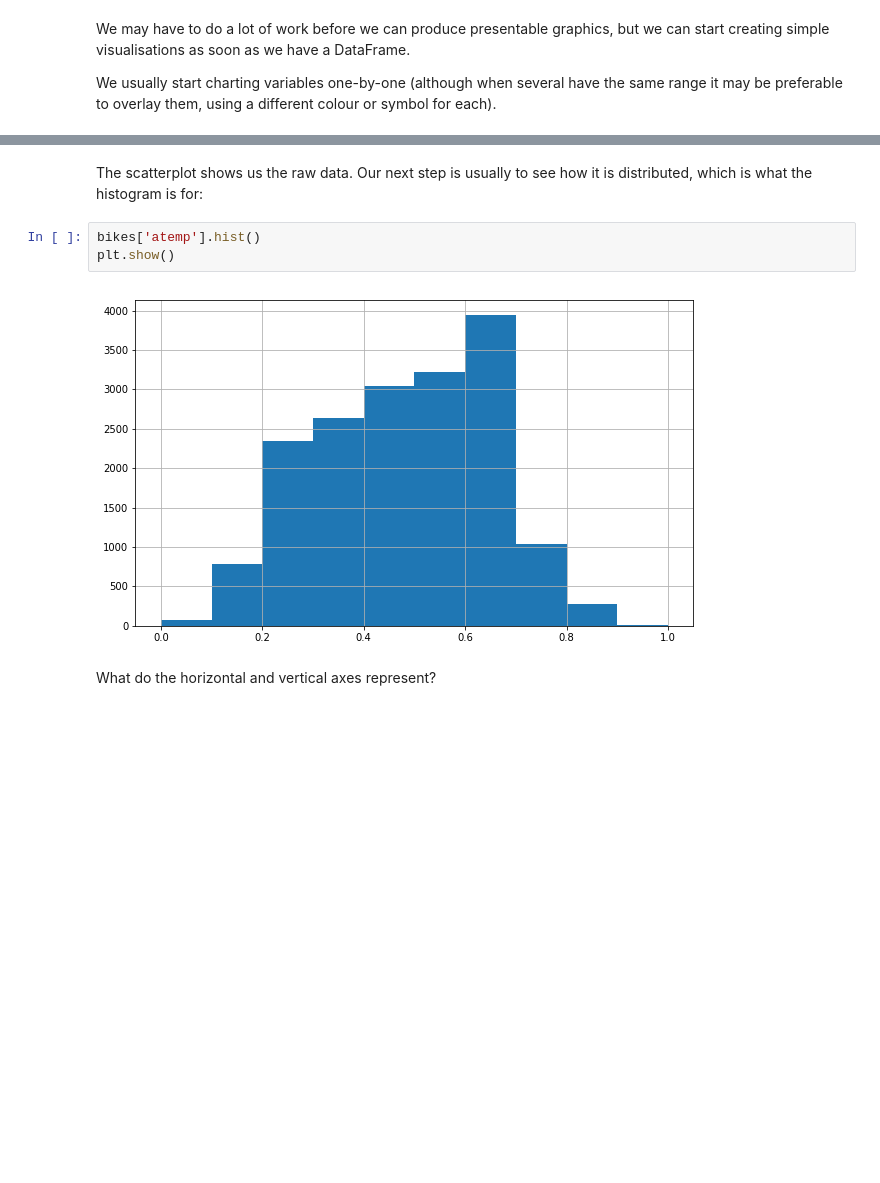
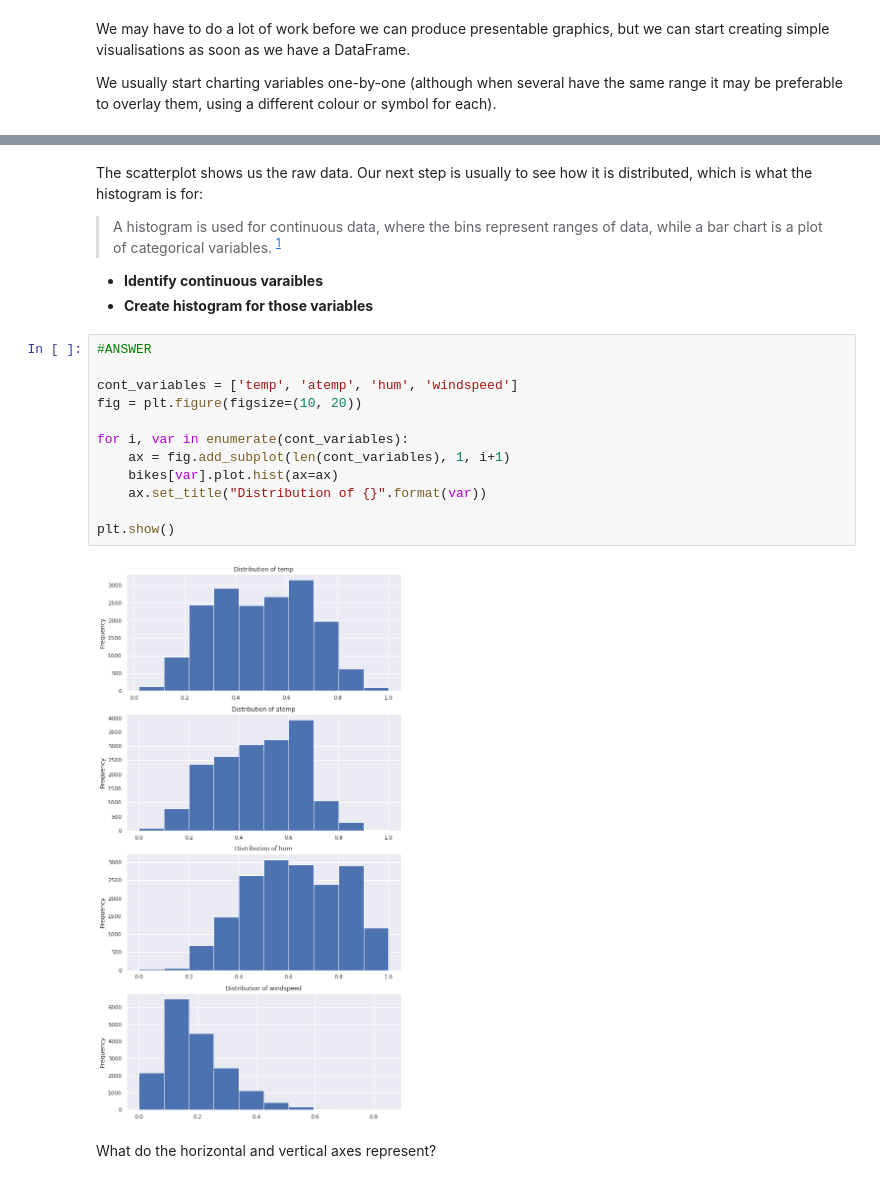
Before and after one commit to maianhly/dsia-maly, a Jupyter notebook: notebooks/module03/DSIA Lab 3.1.2.ipynb, the cells around one changed output, grey strips where cells are left out. Saved outputs shown, nothing was run; the diff lists cells and outputs as text; blank space fills up the shorter version.

```diff
--- a/notebooks/module03/DSIA Lab 3.1.2.ipynb
+++ b/notebooks/module03/DSIA Lab 3.1.2.ipynb
@@ -93,10 +102,24 @@ plt.show()
 # %% [markdown]
 The scatterplot shows us the raw data. Our next step is usually to see how it is distributed, which is what the histogram is for:
+
+> A histogram is used for continuous data, where the bins represent ranges of data, while a bar chart is a plot of categorical variables. <sup>[1](#histfootnote)</sup>
+
+- **Identify continuous varaibles**
+- **Create histogram for those variables**
-# %%
-bikes['atemp'].hist()
-plt.show()
-# %% [output]
-[figure, removed]
+# %%
+#ANSWER
+
+cont_variables = ['temp', 'atemp', 'hum', 'windspeed']
+fig = plt.figure(figsize=(10, 20))
+
+for i, var in enumerate(cont_variables):
+    ax = fig.add_subplot(len(cont_variables), 1, i+1)
+    bikes[var].plot.hist(ax=ax)
+    ax.set_title("Distribution of {}".format(var))
+
+plt.show()
+# %% [output]
+[figure, added]
 # %% [markdown]
 What do the horizontal and vertical axes represent?
 # %% [markdown]
```
Also changed, not shown: parts of 120 cells of this notebook, 2 other files.
